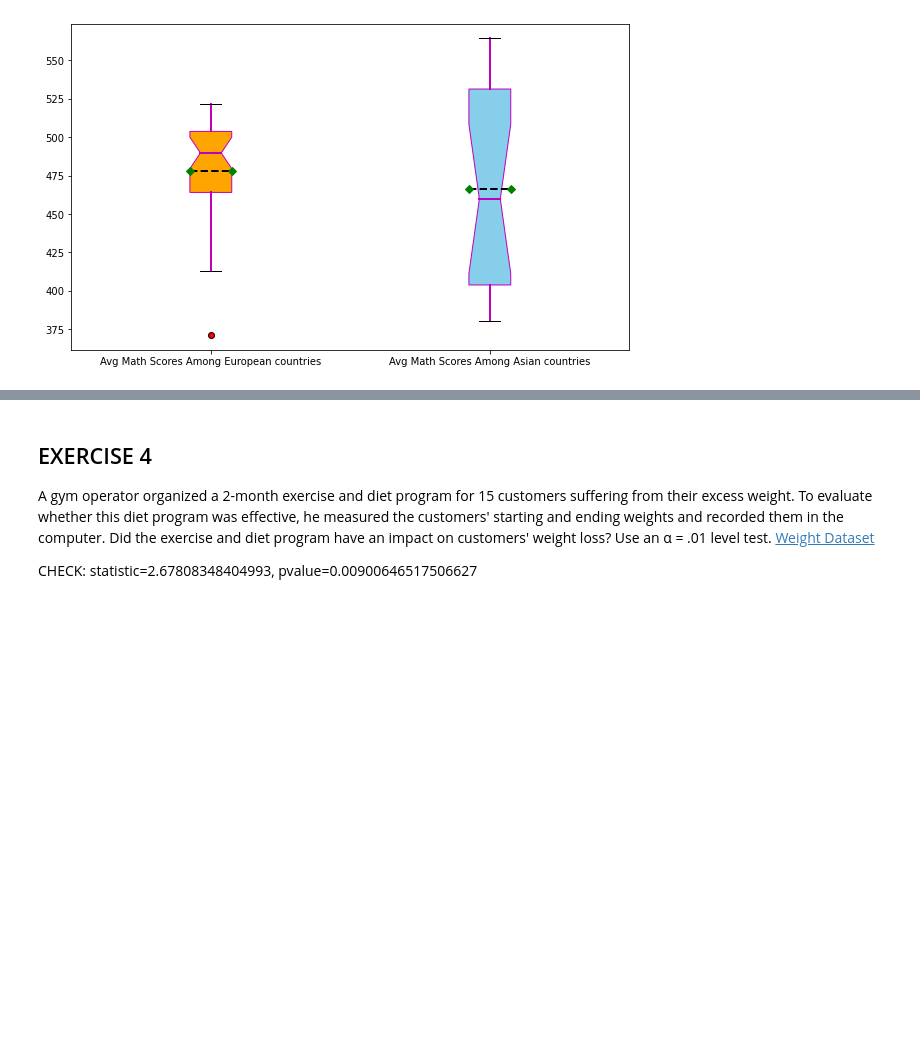
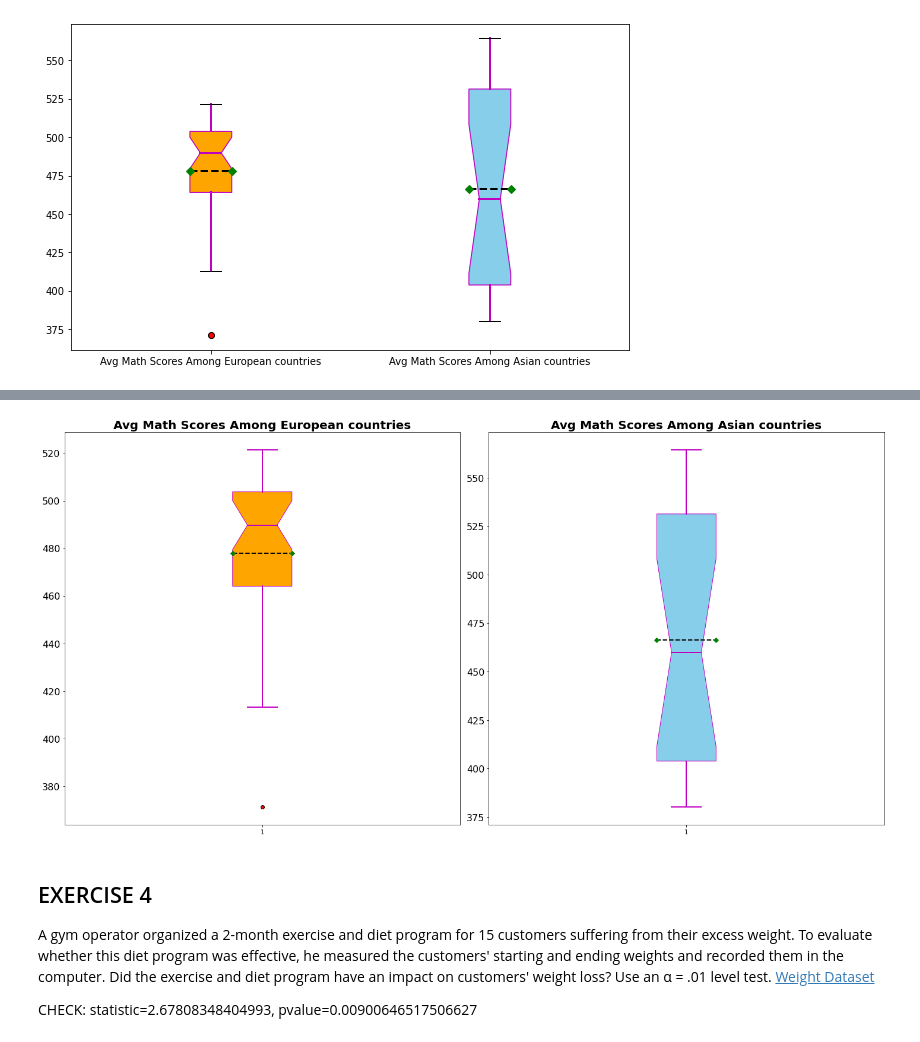
Before and after one commit to celik-muhammed/11-Python-Data-Statistics-Basics, a Jupyter notebook: 00-Assignments/StatwPy-Assignment-3-Hypothesis-Tests.ipynb, the cells around one changed output, grey strips where cells are left out. Saved outputs shown, nothing was run; the diff lists cells and outputs as text; code cells hidden in the pictures; blank space fills up the shorter version.

```diff
--- a/00-Assignments/StatwPy-Assignment-3-Hypothesis-Tests.ipynb
+++ b/00-Assignments/StatwPy-Assignment-3-Hypothesis-Tests.ipynb
@@ -358,3 +359,9 @@ for patch,color in zip(ax.patches, ['Orange','skyBlue']):
 plt.show()
 # %% [output]
 [figure]
+# %%
+df_concat = pd.concat(
+    [df[df.Continent_Code == 'EU']["Math"].reset_index(drop=True),
+     df[df.Continent_Code == 'AS']["Math"].reset_index(drop=True)],
+    axis=1)
+df_concat
@@ -361,3 +386,31 @@ plt.show()
+# %%
+fig, axs = plt.subplots(1, len(df_concat.columns), figsize=(20,10))
+
+labels = ('Avg Math Scores Among European countries', 'Avg Math Scores Among Asian countries')
+colors = ['Orange','skyBlue']
+
+for i, ax in enumerate(axs.flat):
+    ax.boxplot(
+        df_concat.iloc[:,i].dropna(),
+        showmeans=True, meanline=True,
+        meanprops=dict(lw=2, color='k', marker='D', mfc='g', mec='g'),
+        medianprops={'lw': 2, 'color': 'm'},
+        flierprops=dict(marker='o', mfc='r'),
+        boxprops=dict(facecolor=colors[i], color='m'),
+        whiskerprops=dict(lw=2, color='m'),
+        capprops=dict(ls='-', lw=2, color='m'),
+        notch=True, vert=True, patch_artist=True
+    )
+    ax.set_title(labels[i], fontsize=20, fontweight='bold')
+    ax.tick_params(axis='y', labelsize=16)
+
+    #Checking if column names are equal to columns we expect to be logarithmic
+    if df_concat.columns[i] == 'RDEP' or df.columns[i] == 'RMED':
+        ax.semilogy()
+
+plt.tight_layout()
+# %% [output]
+[figure, added]
 # %% [markdown]
 ## EXERCISE 4
 A gym operator organized a 2-month exercise and diet program for 15 customers suffering from their excess weight. To evaluate whether this diet program was effective, he measured the customers' starting and ending weights and recorded them in the computer. Did the exercise and diet program have an impact on customers' weight loss? Use an α = .01 level test. [Weight Dataset](https://docs.google.com/spreadsheets/d/13hRZvtwno5pPULilCLB6EaQdDlkXvNkbVbfHzxJBVRU/edit#gid=0)
```
Also changed, not shown: parts of 2 cells of this notebook.
